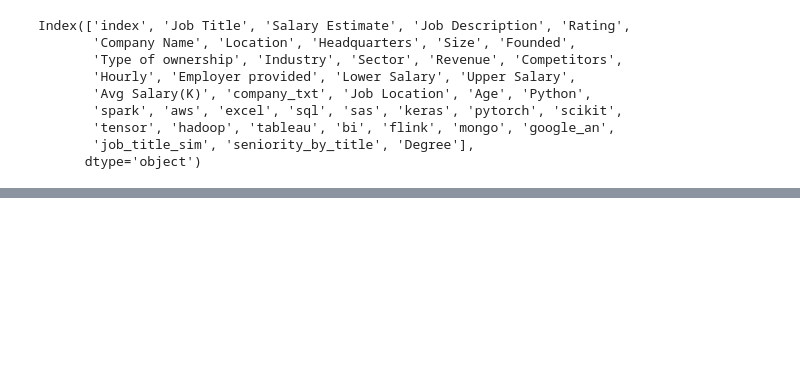
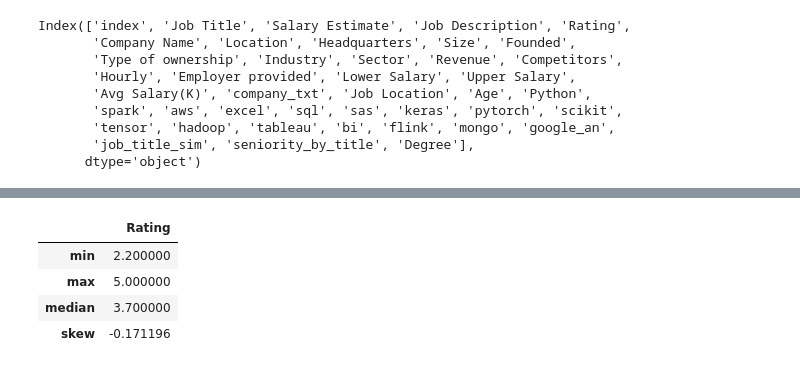
Before and after one commit to RunawayFromMeBby/Data-Science-Salary-Analysis, a Jupyter notebook: group_2_midterm_project_cleanup_alvaro.ipynb, the cells around one changed output, grey strips where cells are left out. Saved outputs shown, nothing was run; the diff lists cells and outputs as text; code cells hidden in the pictures; blank space fills up the shorter version.

```diff
--- a/group_2_midterm_project_cleanup_alvaro.ipynb
+++ b/group_2_midterm_project_cleanup_alvaro.ipynb
@@ -37,0 +151,13 @@ Index(['index', 'Job Title', 'Salary Estimate', 'Job Description', 'Rating',
+# %%
+#Stat analysis of ratings
+
+data_analysis_df.agg(
+{
+    'Rating': ['min', 'max', 'median', 'skew']
+})
+# %% [output]
+|  | Rating |
+| min | 2.200000 |
+| max | 5.000000 |
+| median | 3.700000 |
+| skew | -0.171196 |
```
Also changed, not shown: parts of 11 cells of this notebook.
